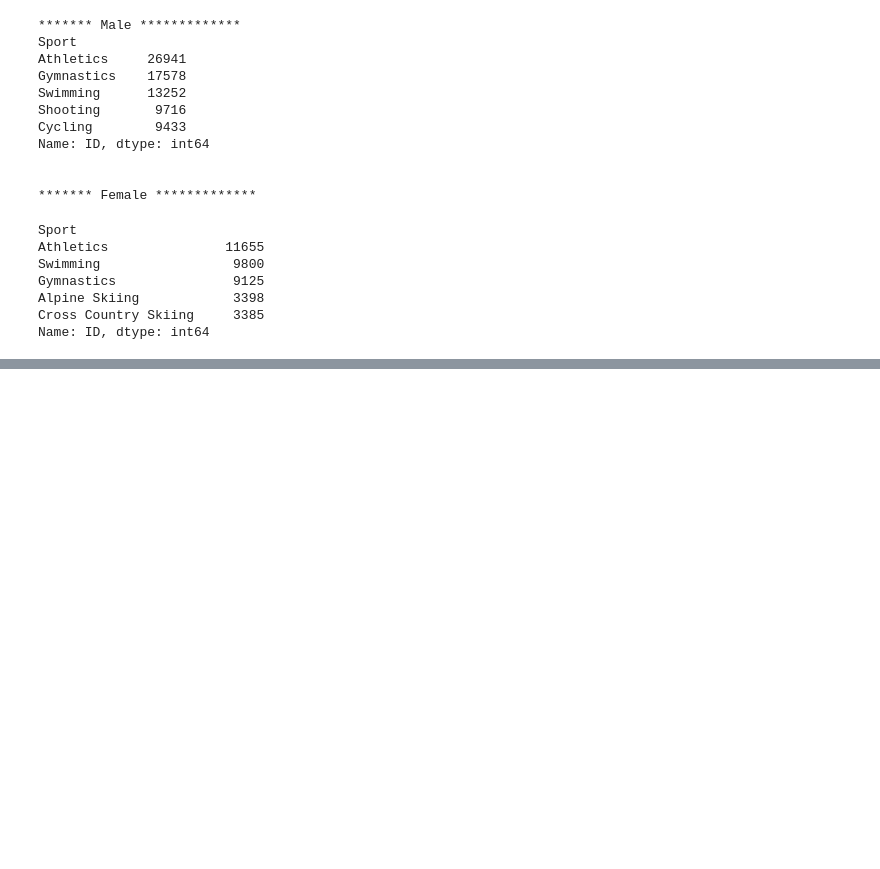
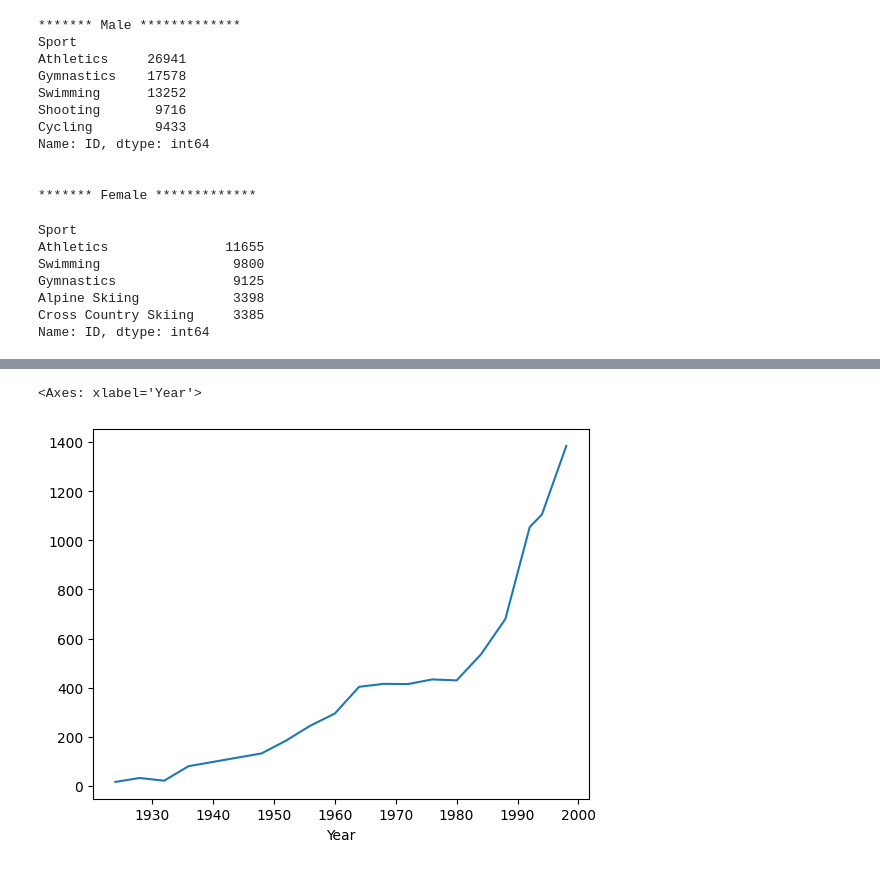
Before and after one commit to Sahil-987/Olympic-Dataset-Analysis, a Jupyter notebook: main.ipynb, the cells around one changed output, grey strips where cells are left out. Saved outputs shown, nothing was run; the diff lists cells and outputs as text; code cells hidden in the pictures; blank space fills up the shorter version.

```diff
--- a/main.ipynb
+++ b/main.ipynb
@@ -433,0 +449,5 @@ Name: ID, dtype: int64
+# %%
+df_final[(df_final['Sex'] == 'F') & (df_final['Season'] == 'Winter') & (df_final['Year'] < 2000)].groupby(['Year'])['ID'].count().plot()
+# %% [output]
+<Axes: xlabel='Year'>
+[figure, added]
```
Also changed, not shown: parts of 2 cells of this notebook.
